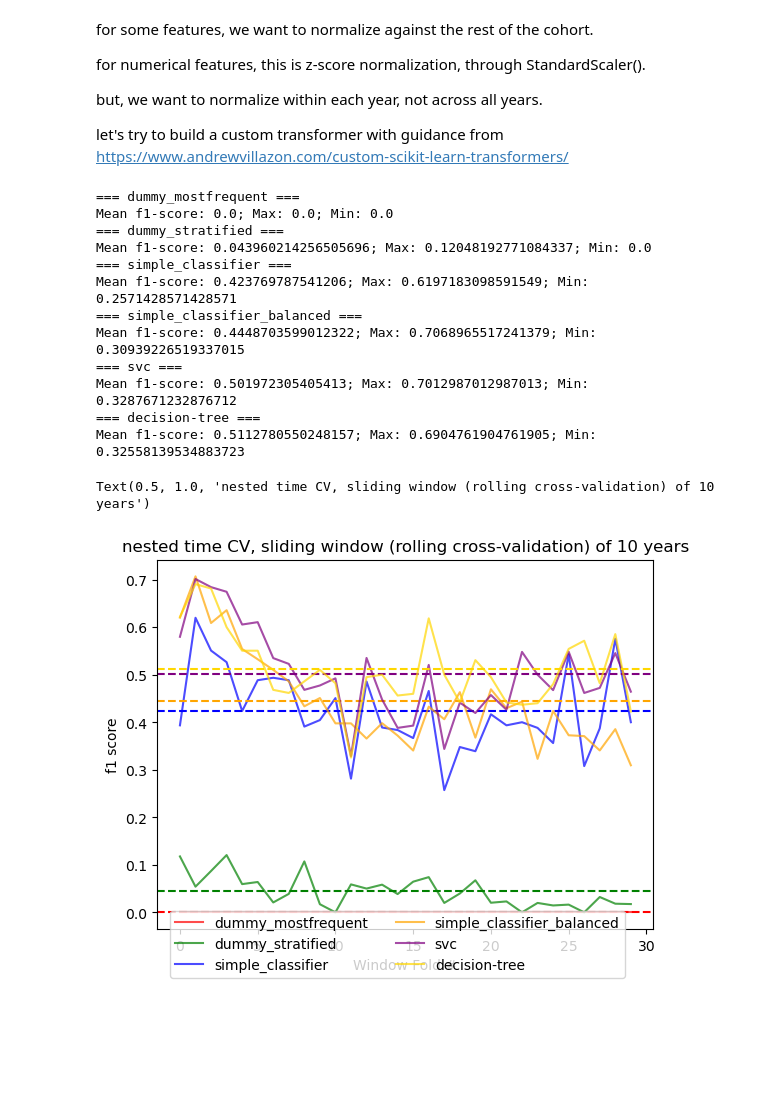
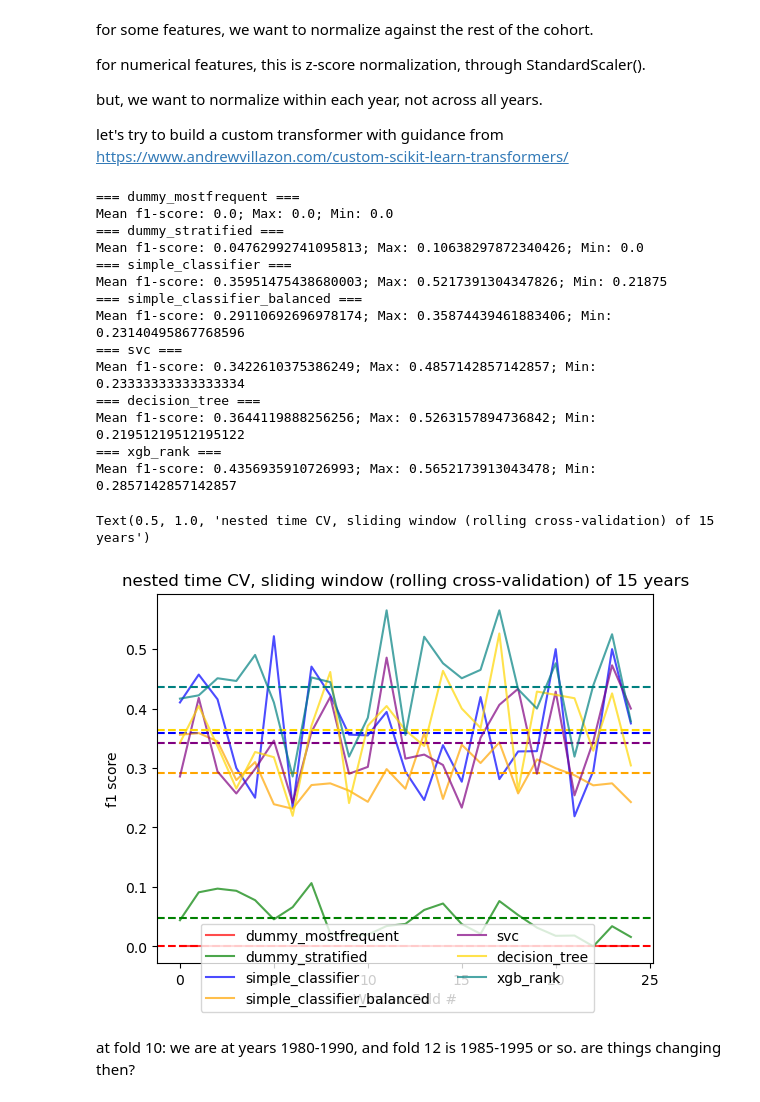
Before and after one commit to Erdos-Projects/summer26-nomination-worthy-books, a Jupyter notebook: exploratory-data-analysis/baseline_tests/model_tests_yilda.ipynb, the cells around one changed output. Drawn from its saved outputs; the diff is of its cells as text; code cells hidden in the pictures; blank space fills up the shorter version.

Commit message:
add xgb-rank model, with updated award info data

```diff
--- a/exploratory-data-analysis/baseline_tests/model_tests_yilda.ipynb
+++ b/exploratory-data-analysis/baseline_tests/model_tests_yilda.ipynb
@@ -261,6 +261,7 @@ from sklearn.metrics import confusion_matrix
 from sklearn.metrics import f1_score
 from sklearn import svm
 from sklearn.base import clone
+import xgboost as xgb
 
 models = {
     'dummy_mostfrequent': Pipeline(steps=[
@@ -289,12 +290,17 @@ models = {
     ]
     ),
 
-            'decision-tree': Pipeline(steps=[
+            'decision_tree': Pipeline(steps=[
         ('preprocess', clone(feature_preprocessing)),
         ('tree', tree.DecisionTreeClassifier())
     ]
     ),
-
+    # xgb boost ranker with default hyperparams
+            'xgb_rank': Pipeline(steps=[
+        ('preprocess', clone(feature_preprocessing)),
+        ('xgb_rank', xgb.XGBRanker(tree_method="hist", lambdarank_num_pair_per_sample=8, objective="rank:ndcg", lambdarank_pair_method="topk"))
+    ]
+    ),
 }
 # %%
 ## implementing different time series splitting
@@ -337,9 +343,9 @@ for col in numerical_features:
 additional_scores = {}
 preds = {}
 # %%
-windows = sliding_window_split(books_tt)
+windows = sliding_window_split(books_tt, train_window_size=15)
 
-colors = ['red', 'green', 'blue', 'orange', 'purple', 'gold']
+colors = ['red', 'green', 'blue', 'orange', 'purple', 'gold', 'teal']
 
 features = numerical_features + categorical_features + list(tag_dataframe.columns) + ['release_year']
 
@@ -357,46 +363,71 @@ for name, model in models.items():
         book_train = fold[0]
         book_val = fold[1]
 
-        model.fit(book_train[features], book_train['target'])
 
-        ypred = model.predict(book_val[features])
+        if name == 'xgb_rank':
+
+            model.fit(book_train[features], book_train['target'], xgb_rank__qid=book_train['release_year'])
+
+            num_finalists = int(book_val['target'].sum())
+
+            ypred = model.predict(book_val[features])
+
+            # pick the top books to be finalists: check against number of finalists in the dataset
+            book_data_copy = book_val
+            book_data_copy['predicted'] = ypred
+            finalists = book_data_copy.groupby('release_year')['predicted'].nlargest(num_finalists).index.droplevel(0)
+
+            book_val['predicted'] = 0
+            book_val.loc[finalists, 'predicted'] = 1
+
+            ypred = book_val['predicted']
+
+        else:
+            model.fit(book_train[features], book_train['target'])
+
+            ypred = model.predict(book_val[features])
+
 
         score = f1_score(book_val['target'], ypred)
 
         scores.append(score)
 
         tn, fp, fn, tp = confusion_matrix(book_val['target'], ypred).ravel().tolist()
 
         # print(" Fold {}: f1-score of {}, tp: {}, fn: {}".format(num + 1, score, tp, fn))
 
         mean_score += score / len(windows)
 
     print("Mean f1-score: {}; Max: {}; Min: {}".format(mean_score, max(scores), min(scores)))
 
     plt.plot(list(range(len(windows))), scores, label = name, alpha = 0.7, color=colors[i])
     plt.axhline(mean_score, color=colors[i], linestyle='dashed')
     i += 1
 
 plt.xlabel("Window Fold #")
 plt.ylabel("f1 score")
 
 fig.legend(loc="lower center", ncol = 2)
-plt.title("nested time CV, sliding window (rolling cross-validation) of 10 years")
+plt.title("nested time CV, sliding window (rolling cross-validation) of 15 years")
 # %% [output]
 === dummy_mostfrequent ===
 Mean f1-score: 0.0; Max: 0.0; Min: 0.0
 === dummy_stratified ===
-Mean f1-score: 0.043960214256505696; Max: 0.12048192771084337; Min: 0.0
+Mean f1-score: 0.04762992741095813; Max: 0.10638297872340426; Min: 0.0
 === simple_classifier ===
-Mean f1-score: 0.423769787541206; Max: 0.6197183098591549; Min: 0.2571428571428571
+Mean f1-score: 0.35951475438680003; Max: 0.5217391304347826; Min: 0.21875
 === simple_classifier_balanced ===
-Mean f1-score: 0.4448703599012322; Max: 0.7068965517241379; Min: 0.30939226519337015
+Mean f1-score: 0.29110692696978174; Max: 0.35874439461883406; Min: 0.23140495867768596
 === svc ===
-Mean f1-score: 0.501972305405413; Max: 0.7012987012987013; Min: 0.3287671232876712
-=== decision-tree ===
-Mean f1-score: 0.5112780550248157; Max: 0.6904761904761905; Min: 0.32558139534883723
+Mean f1-score: 0.3422610375386249; Max: 0.4857142857142857; Min: 0.23333333333333334
+=== decision_tree ===
+Mean f1-score: 0.3644119888256256; Max: 0.5263157894736842; Min: 0.21951219512195122
+=== xgb_rank ===
+Mean f1-score: 0.4356935910726993; Max: 0.5652173913043478; Min: 0.2857142857142857
-Text(0.5, 1.0, 'nested time CV, sliding window (rolling cross-validation) of 10 years')
+Text(0.5, 1.0, 'nested time CV, sliding window (rolling cross-validation) of 15 years')
-[figure, old version]
+[figure, new version]
+# %% [markdown]
+at fold 10: we are at years 1980-1990, and fold 12 is 1985-1995 or so. are things changing then?
 # %%
 # Walk-Forward Validation: re-train on increasingly larger training set
 
```
Also changed, not shown: parts of 10 cells of this notebook.
